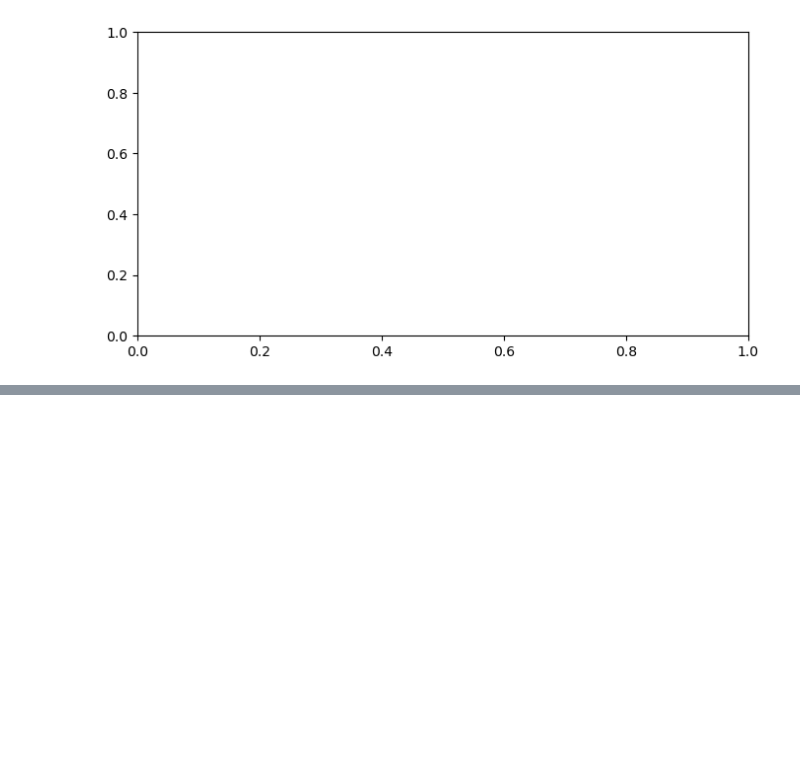
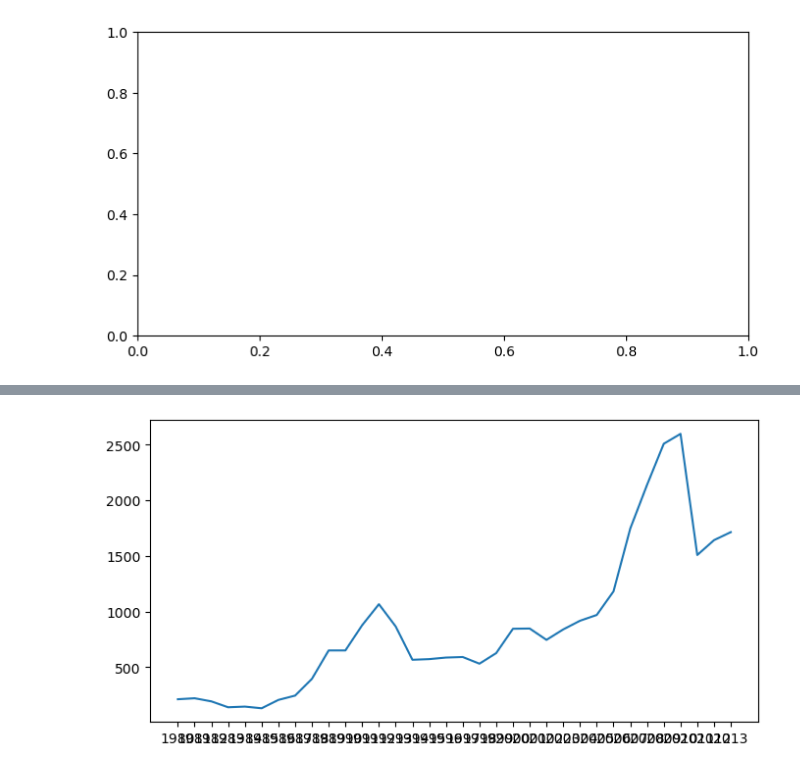
Before and after one commit to CaiooooulMartins/Projeto-Comportamento_Migratorio_na_America_do_Sul, a Jupyter notebook: Comportamento Migratório.ipynb, the cells around one changed output, grey strips where cells are left out. Saved outputs shown, nothing was run; the diff lists cells and outputs as text; code cells hidden in the pictures; blank space fills up the shorter version.

```diff
--- a/Comportamento Migratório.ipynb
+++ b/Comportamento Migratório.ipynb
@@ -70,0 +128,8 @@ fig, ax = plt.subplots(figsize=(8,4))
+# %%
+#Agora, vamos usar a função plt.show() para exibir somente a figura, sem as informações adicionais que o Python apresenta na plotagem.
+
+fig, ax = plt.subplots(figsize=(8,4))
+ax.plot(dados_brasil['ano'], dados_brasil['imigrantes'])
+plt.show()
+# %% [output]
+[figure, added]
```
Also changed, not shown: parts of 21 cells of this notebook.
